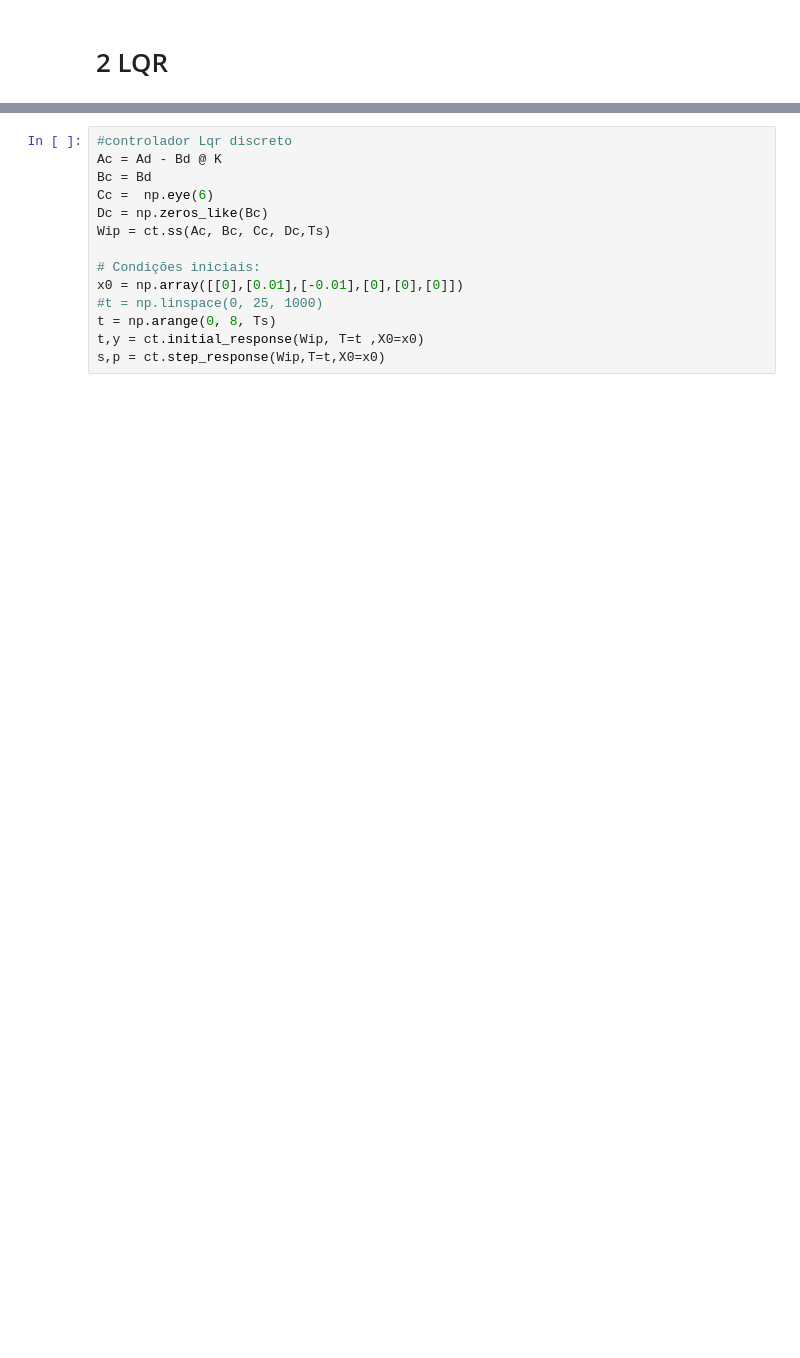
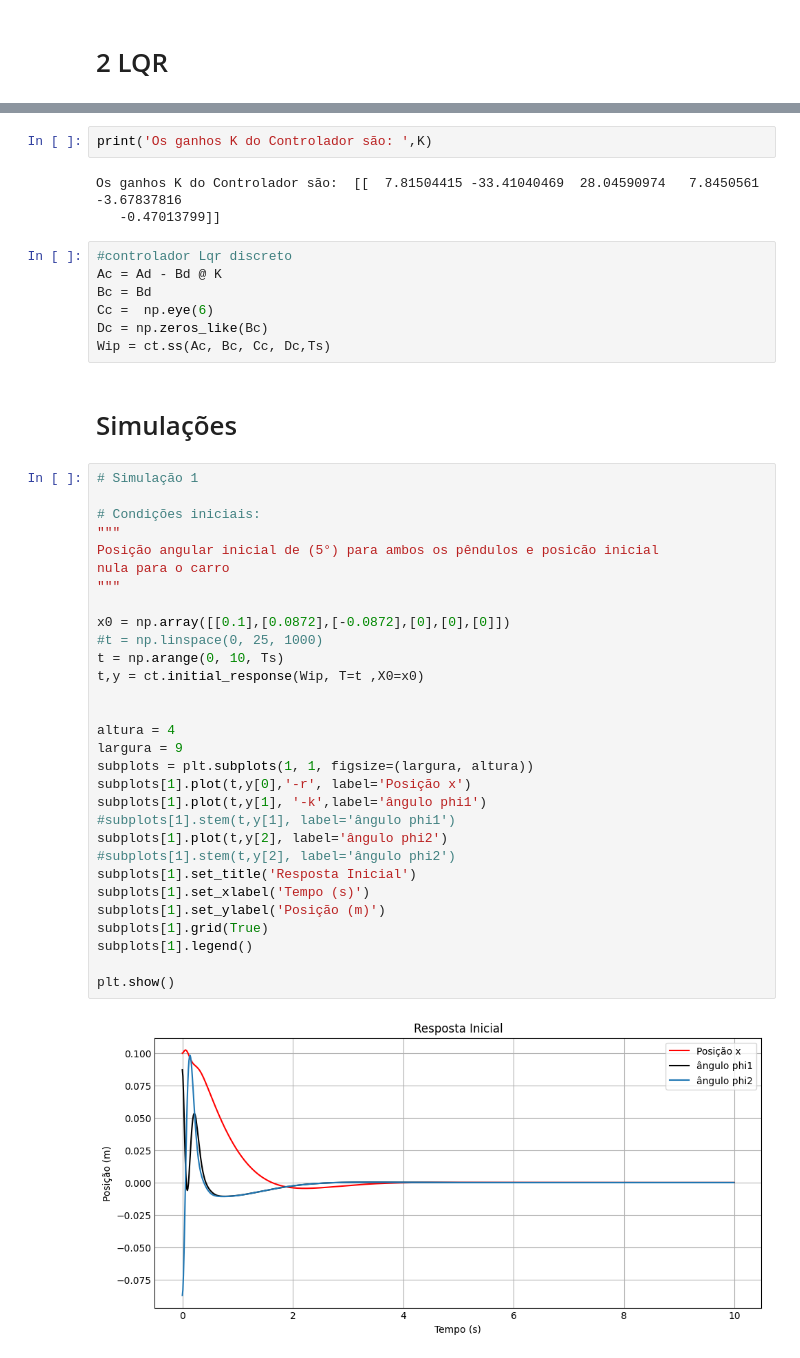
Before and after one commit to thebrendonbarbosa/Projeto_TCC_DPI_Thalyson, a Jupyter notebook: scripts/Controladores/LQR/LQR_duplo_pêndulo.ipynb, the cells around one changed output, grey strips where cells are left out. Cells and saved outputs as stored; diff of their text form; blank space fills up the shorter version.

```diff
--- a/scripts/Controladores/LQR/LQR_duplo_pêndulo.ipynb
+++ b/scripts/Controladores/LQR/LQR_duplo_pêndulo.ipynb
@@ -82,6 +108,11 @@ else:
 
 #[K,S,E] = ct.lqr(A,B,Q,R)
 [K,S,E] = ct.dlqr(Ad,Bd,Q,R)
+# %%
+print('Os ganhos K do Controlador são: ',K)
+# %% [output]
+Os ganhos K do Controlador são:  [[  7.81504415 -33.41040469  28.04590974   7.8450561   -3.67837816
+   -0.47013799]]
 # %%
 #controlador Lqr discreto
 Ac = Ad - Bd @ K
@@ -89,10 +120,37 @@ Bc = Bd
 Cc =  np.eye(6)
 Dc = np.zeros_like(Bc)
 Wip = ct.ss(Ac, Bc, Cc, Dc,Ts)
-
-# Condições iniciais:
-x0 = np.array([[0],[0.01],[-0.01],[0],[0],[0]])
-#t = np.linspace(0, 25, 1000)
-t = np.arange(0, 8, Ts)
-t,y = ct.initial_response(Wip, T=t ,X0=x0)
-s,p = ct.step_response(Wip,T=t,X0=x0)
+# %% [markdown]
+# Simulações
+# %%
+# Simulação 1
+
+# Condições iniciais:
+"""
+Posição angular inicial de (5°) para ambos os pêndulos e posicão inicial
+nula para o carro
+"""
+
+x0 = np.array([[0.1],[0.0872],[-0.0872],[0],[0],[0]])
+#t = np.linspace(0, 25, 1000)
+t = np.arange(0, 10, Ts)
+t,y = ct.initial_response(Wip, T=t ,X0=x0)
+
+
+altura = 4
+largura = 9
+subplots = plt.subplots(1, 1, figsize=(largura, altura))
+subplots[1].plot(t,y[0],'-r', label='Posição x')
+subplots[1].plot(t,y[1], '-k',label='ângulo phi1')
+#subplots[1].stem(t,y[1], label='ângulo phi1')
+subplots[1].plot(t,y[2], label='ângulo phi2')
+#subplots[1].stem(t,y[2], label='ângulo phi2')
+subplots[1].set_title('Resposta Inicial')
+subplots[1].set_xlabel('Tempo (s)')
+subplots[1].set_ylabel('Posição (m)')
+subplots[1].grid(True)
+subplots[1].legend()
+
+plt.show()
+# %% [output]
+[figure, added]
```
Also changed, not shown: parts of 7 cells of this notebook.
